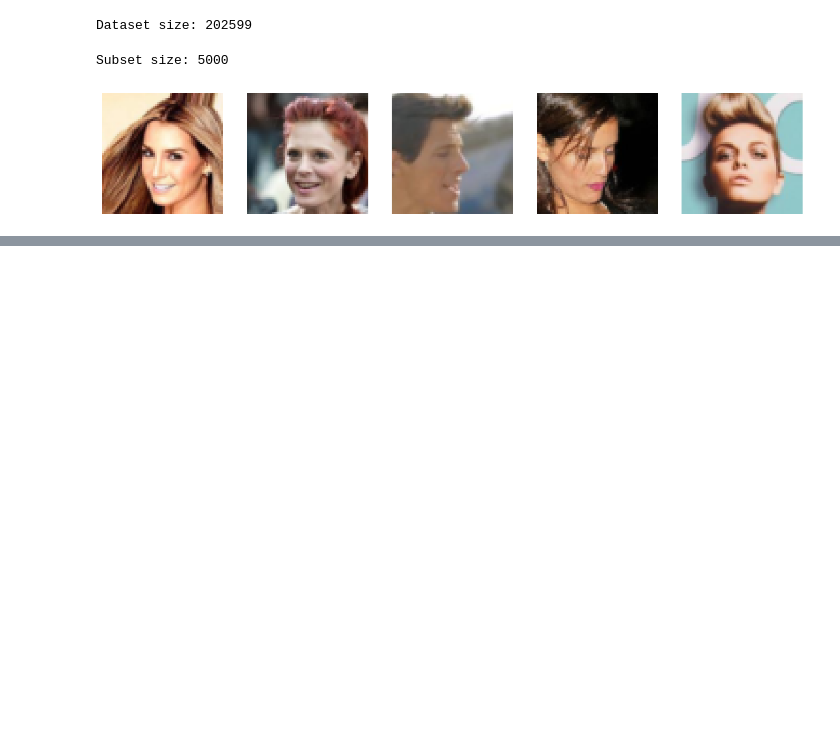
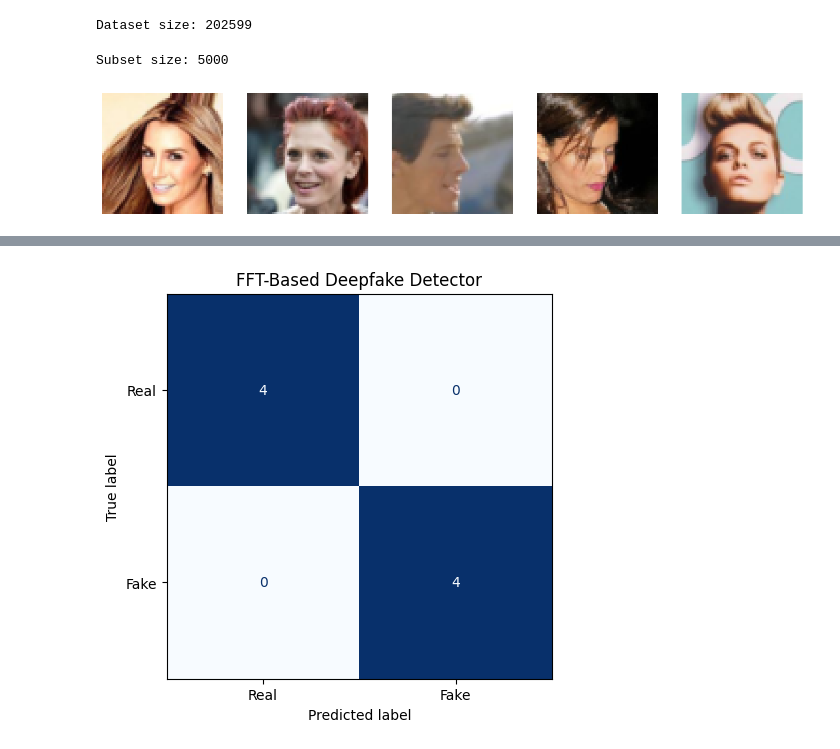
Before and after one commit to elizaabethnguyen/deepfake-detection, a Jupyter notebook: deepfake_project.ipynb, the cells around one changed output, grey strips where cells are left out. Cells and saved outputs as stored; diff of their text form; code cells hidden in the pictures; blank space fills up the shorter version.

```diff
--- a/deepfake_project.ipynb
+++ b/deepfake_project.ipynb
@@ -90,0 +752,24 @@ plt.show()
+# %%
+# =========================
+# EVALUATE DETECTOR
+# =========================
+
+from sklearn.metrics import (
+    accuracy_score,
+    classification_report
+)
+
+# Predictions
+predictions = lr.predict(X_test)
+
+# Accuracy
+accuracy = accuracy_score(y_test, predictions)
+
+print("Accuracy:", accuracy)
+
+# Full classification metrics
+print(classification_report(
+    y_test,
+    predictions,
+    target_names=["Real", "Fake"]
+))
@@ -90,0 +786,22 @@ plt.show()
+# %%
+# =========================
+# CONFUSION MATRIX
+# =========================
+
+from sklearn.metrics import ConfusionMatrixDisplay
+
+fig, ax = plt.subplots(figsize=(5,5))
+
+ConfusionMatrixDisplay.from_predictions(
+    y_test,
+    predictions,
+    display_labels=["Real", "Fake"],
+    cmap='Blues',
+    colorbar=False,
+    ax=ax
+)
+
+plt.title("FFT-Based Deepfake Detector")
+plt.show()
+# %% [output]
+[figure, added]
```
Also changed, not shown: parts of 33 cells of this notebook.
